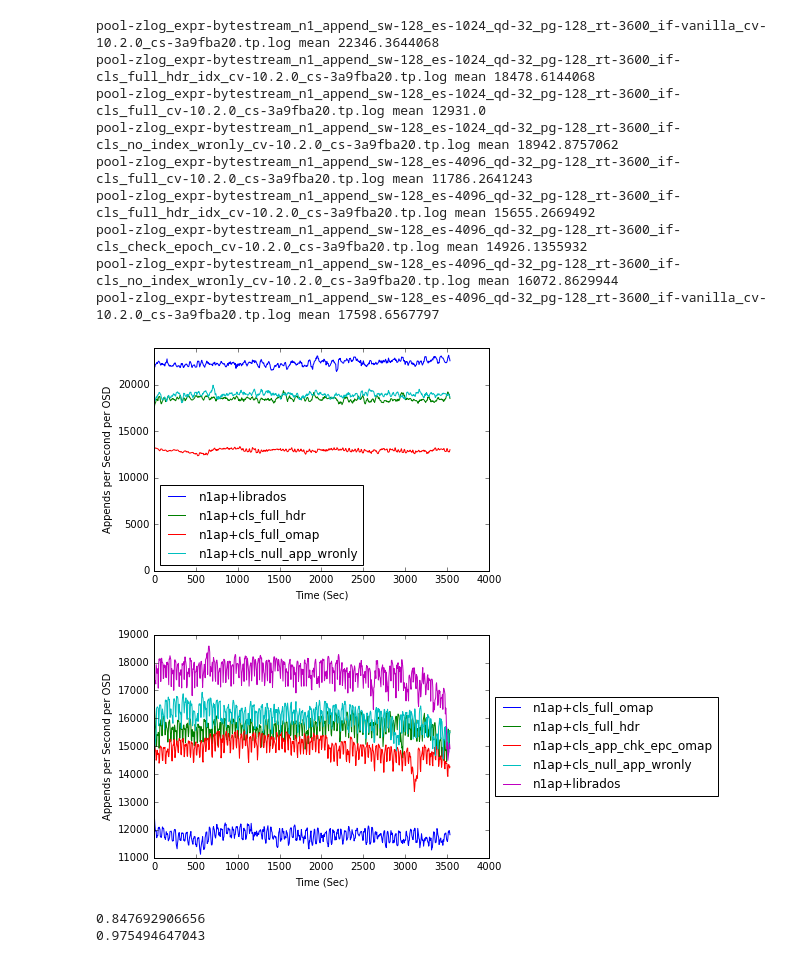
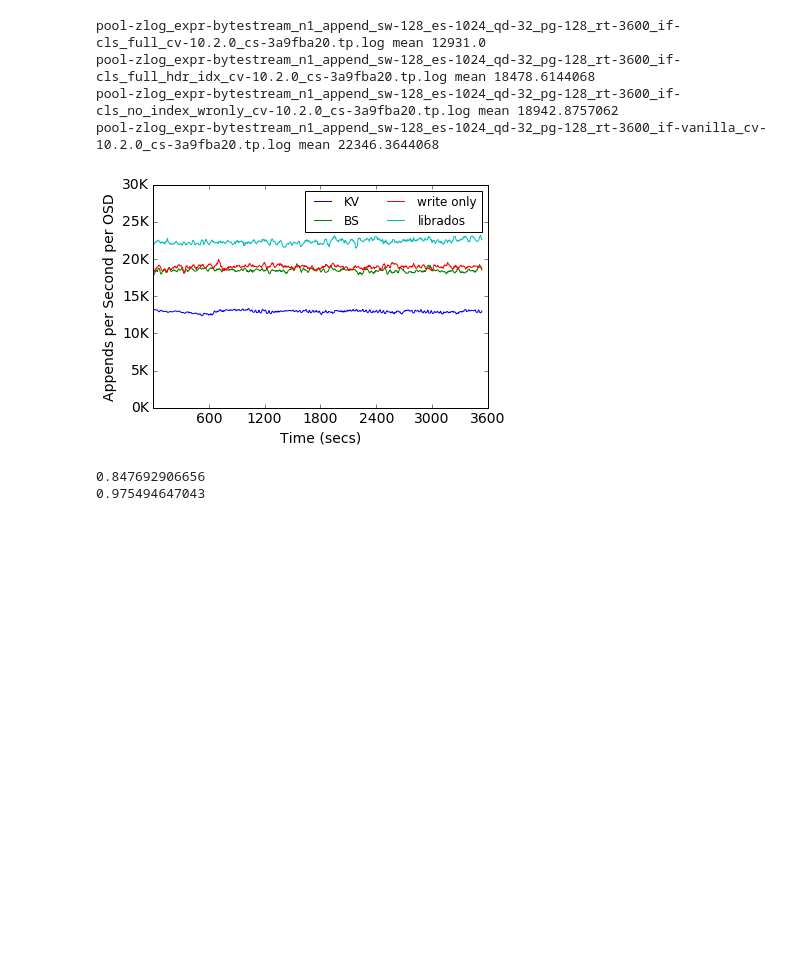
Before and after one commit to michaelsevilla/zlog-popper, a Jupyter notebook: experiments/basic-cls-overhead/visualize.ipynb, the cells around one changed output. Cells and saved outputs as stored; diff of their text form; code cells hidden in the pictures; blank space fills up the shorter version.

Commit message:
paper: cleanup graphs
Signed-off-by: Michael Sevilla <mikesevilla3@gmail.com>

```diff
--- a/experiments/basic-cls-overhead/visualize.ipynb
+++ b/experiments/basic-cls-overhead/visualize.ipynb
@@ -30,11 +35,11 @@ def short_ename(ename):
 
 def short_iface(iface):
     mapping = {
-        'cls_full': 'cls_full_omap',
-        'cls_full_hdr_idx': 'cls_full_hdr',
+        'cls_full': 'KV',
+        'cls_full_hdr_idx': 'BS',
         'vanilla': 'librados',
         'cls_check_epoch': 'cls_app_chk_epc_omap',
-        'cls_no_index_wronly': 'cls_null_app_wronly',
+        'cls_no_index_wronly': 'write only',
         'cls_check_epoch_hdr': 'cls_app_chk_epc_hdr'
     }
     return mapping[iface]
@@ -62,8 +67,16 @@ def plot_throughput_trace(trace, md, ax):
     trace.throughput = pd.rolling_mean(trace.throughput, window=5, min_periods=1)
     ename = short_ename(md.group('expr'))
     iface = short_iface(md.group('if'))
-    label = ename + '+' + iface
+    label = iface #ename + '+' + iface
     ax.plot(trace.completed, trace.throughput, label=label)
     #ax.set_title('Single OSD Throughput (Jewel 2016)')
     ax.set_ylabel('Appends per Second per OSD')
-    ax.set_xlabel('Time (Sec)')
+    ax.set_xlabel('Time (secs)')
+# %%
+def mins(x, pos):
+    return '%1.0f' % (x/60)
+formatter_mins = FuncFormatter(mins)
+
+def thousands_rounded(x, pos):
+    return '%1.0fK' % (x*1e-3)
+formatter_rounded = FuncFormatter(thousands_rounded)
@@ -95,25 +108,24 @@ pool-zlog_expr-bytestream_n1_append_sw-128_es-1024_qd-16_pg-128_rt-120_if-vanill
 # %%
 traces_es1024 = glob.glob('results.pd.basic_cls_overhead.node0.04-22-2016_00-48-56/*_es-1024_*.log')
 traces_es1024 = filter(lambda n: 'cls_check_epoch' not in n, traces_es1024)
 ax = plot_traces(list(traces_es1024), 'output.pool.reset', finish=False)
-ax.set_ylim(ymin=0)
-lgd = ax.legend(loc='best')#, ncol=2, bbox_to_anchor=(1.0,0.0), bbox_transform=plt.gcf().transFigure)
+ax.set_ylim(0, 30000)
+ax.yaxis.set_major_formatter(formatter_rounded)
+ax.set_xlim(0, 3600)
+#ax.yaxis.set_major_formatter(formatter_mins)
+ax.xaxis.set_ticks(np.arange(600, 3601, 600))
+lgd = ax.legend(loc='best', fontsize=12, ncol=2)#, ncol=2, bbox_to_anchor=(1.0,0.0), bbox_transform=plt.gcf().transFigure)
 plt.savefig('output.1024.soft.reset.png', dpi=300, bbox_inches='tight')
 
-traces_es4096 = glob.glob('results.pd.basic_cls_overhead.node0.04-22-2016_00-48-56/*_es-4096_*.log')
-plot_traces(list(traces_es4096), 'output.pool.reset')
+#traces_es4096 = glob.glob('results.pd.basic_cls_overhead.node0.04-22-2016_00-48-56/*_es-4096_*.log')
+#plot_traces(list(traces_es4096), 'output.pool.reset')
+#ax.xaxis.set_major_formatter(formatter_mins)
 # %% [output]
+pool-zlog_expr-bytestream_n1_append_sw-128_es-1024_qd-32_pg-128_rt-3600_if-cls_full_cv-10.2.0_cs-3a9fba20.tp.log mean 12931.0
+pool-zlog_expr-bytestream_n1_append_sw-128_es-1024_qd-32_pg-128_rt-3600_if-cls_full_hdr_idx_cv-10.2.0_cs-3a9fba20.tp.log mean 18478.6144068
+pool-zlog_expr-bytestream_n1_append_sw-128_es-1024_qd-32_pg-128_rt-3600_if-cls_no_index_wronly_cv-10.2.0_cs-3a9fba20.tp.log mean 18942.8757062
 pool-zlog_expr-bytestream_n1_append_sw-128_es-1024_qd-32_pg-128_rt-3600_if-vanilla_cv-10.2.0_cs-3a9fba20.tp.log mean 22346.3644068
-pool-zlog_expr-bytestream_n1_append_sw-128_es-1024_qd-32_pg-128_rt-3600_if-cls_full_hdr_idx_cv-10.2.0_cs-3a9fba20.tp.log mean 18478.6144068
-pool-zlog_expr-bytestream_n1_append_sw-128_es-1024_qd-32_pg-128_rt-3600_if-cls_full_cv-10.2.0_cs-3a9fba20.tp.log mean 12931.0
-pool-zlog_expr-bytestream_n1_append_sw-128_es-1024_qd-32_pg-128_rt-3600_if-cls_no_index_wronly_cv-10.2.0_cs-3a9fba20.tp.log mean 18942.8757062
-pool-zlog_expr-bytestream_n1_append_sw-128_es-4096_qd-32_pg-128_rt-3600_if-cls_full_cv-10.2.0_cs-3a9fba20.tp.log mean 11786.2641243
-pool-zlog_expr-bytestream_n1_append_sw-128_es-4096_qd-32_pg-128_rt-3600_if-cls_full_hdr_idx_cv-10.2.0_cs-3a9fba20.tp.log mean 15655.2669492
-pool-zlog_expr-bytestream_n1_append_sw-128_es-4096_qd-32_pg-128_rt-3600_if-cls_check_epoch_cv-10.2.0_cs-3a9fba20.tp.log mean 14926.1355932
-pool-zlog_expr-bytestream_n1_append_sw-128_es-4096_qd-32_pg-128_rt-3600_if-cls_no_index_wronly_cv-10.2.0_cs-3a9fba20.tp.log mean 16072.8629944
-pool-zlog_expr-bytestream_n1_append_sw-128_es-4096_qd-32_pg-128_rt-3600_if-vanilla_cv-10.2.0_cs-3a9fba20.tp.log mean 17598.6567797
-[figure, old version]
+[figure, new version]
-[figure, removed]
 # %%
 # pool-zlog_expr-bytestream_n1_append_sw-128_es-1024_qd-32_pg-128_rt-3600_if-vanilla_cv-10.2.0_cs-3a9fba20.tp.log mean 22346.3644068
 # pool-zlog_expr-bytestream_n1_append_sw-128_es-1024_qd-32_pg-128_rt-3600_if-cls_no_index_wronly_cv-10.2.0_cs-3a9fba20.tp.log mean 18942.8757062
```
Also changed, not shown: parts of 4 cells of this notebook, 3 other files.
